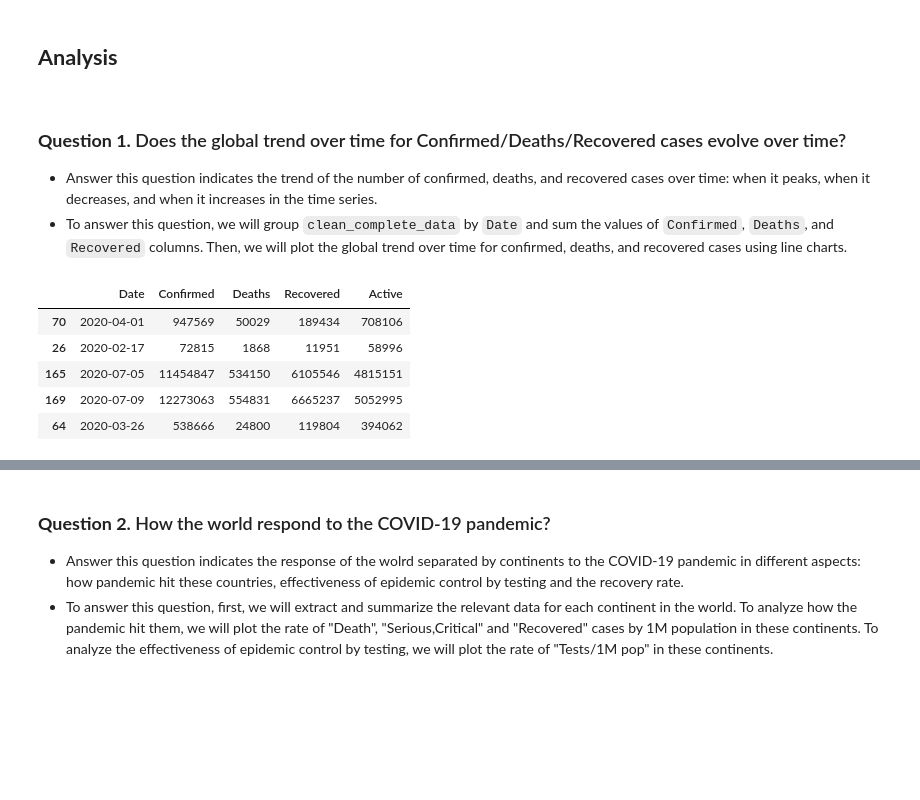
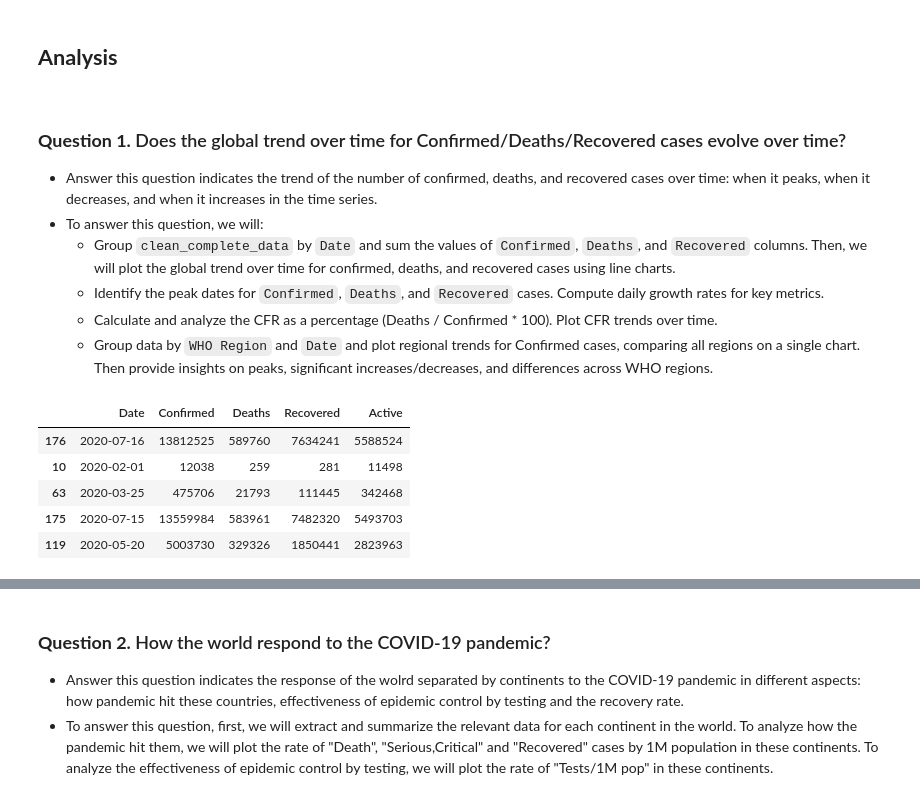
Before and after one commit to dhuyent/DSProgramming-FinalProject, a Jupyter notebook: src/Data_analysis.ipynb, the cells around one changed output, grey strips where cells are left out. Cells and saved outputs as stored; diff of their text form; code cells hidden in the pictures; blank space fills up the shorter version.

```diff
--- a/src/Data_analysis.ipynb
+++ b/src/Data_analysis.ipynb
@@ -176,16 +177,21 @@ correlation_matrix
 <a id="q2"></a>
 ### **Question 1.** Does the global trend over time for Confirmed/Deaths/Recovered cases evolve over time?
 - Answer this question indicates the trend of the number of confirmed, deaths, and recovered cases over time: when it peaks, when it decreases, and when it increases in the time series.
-- To answer this question, we will group `clean_complete_data` by `Date` and sum the values of `Confirmed`, `Deaths`, and `Recovered` columns. Then, we will plot the global trend over time for confirmed, deaths, and recovered cases using line charts.
+- To answer this question, we will:
+    - Group `clean_complete_data` by `Date` and sum the values of `Confirmed`, `Deaths`, and `Recovered` columns. Then, we will plot the global trend over time for confirmed, deaths, and recovered cases using line charts.
+    - Identify the peak dates for `Confirmed`, `Deaths`, and `Recovered` cases. Compute daily growth rates for key metrics.
+    - Calculate and analyze the CFR as a percentage (Deaths / Confirmed * 100). Plot CFR trends over time.
+    - Group data by `WHO Region` and `Date` and plot regional trends for Confirmed cases, comparing all regions on a single chart. Then provide insights on peaks, significant increases/decreases, and differences across WHO regions.
 # %%
 # Find total confirmed/deaths/recovered/acive cases per day
 total_per_day = covid_19_df.groupby('Date')[['Confirmed', 'Deaths', 'Recovered', 'Active']].sum().reset_index()
 total_per_day.to_csv(r"cleaned_data/total_per_day.csv", index=False)
+total_per_day['Date'] = pd.to_datetime(total_per_day['Date'])
 total_per_day.sample(5)
 # %% [output]
 |  | Date | Confirmed | Deaths | Recovered | Active |
-| 70 | 2020-04-01 | 947569 | 50029 | 189434 | 708106 |
-| 26 | 2020-02-17 | 72815 | 1868 | 11951 | 58996 |
-| 165 | 2020-07-05 | 11454847 | 534150 | 6105546 | 4815151 |
-| 169 | 2020-07-09 | 12273063 | 554831 | 6665237 | 5052995 |
-| 64 | 2020-03-26 | 538666 | 24800 | 119804 | 394062 |
+| 176 | 2020-07-16 | 13812525 | 589760 | 7634241 | 5588524 |
+| 10 | 2020-02-01 | 12038 | 259 | 281 | 11498 |
+| 63 | 2020-03-25 | 475706 | 21793 | 111445 | 342468 |
+| 175 | 2020-07-15 | 13559984 | 583961 | 7482320 | 5493703 |
+| 119 | 2020-05-20 | 5003730 | 329326 | 1850441 | 2823963 |
```
Also changed, not shown: parts of 19 cells of this notebook, 1 other file.
